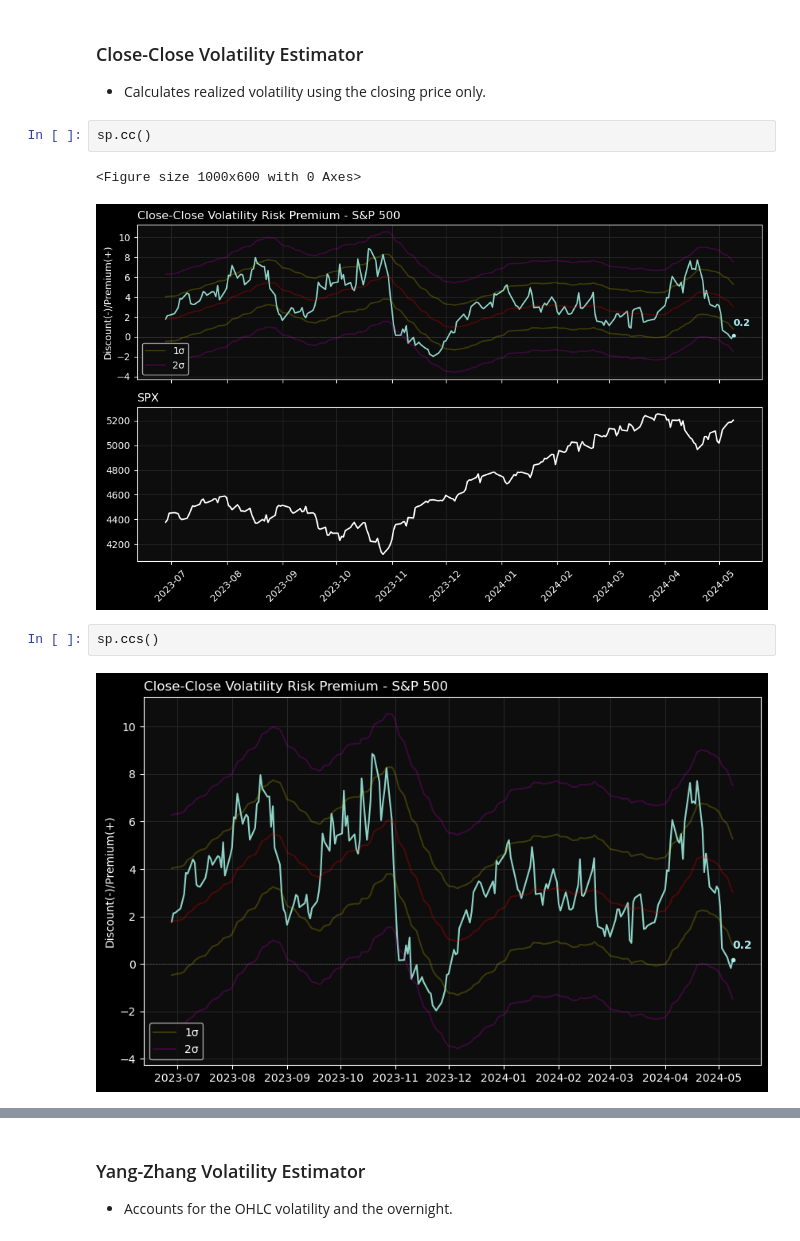
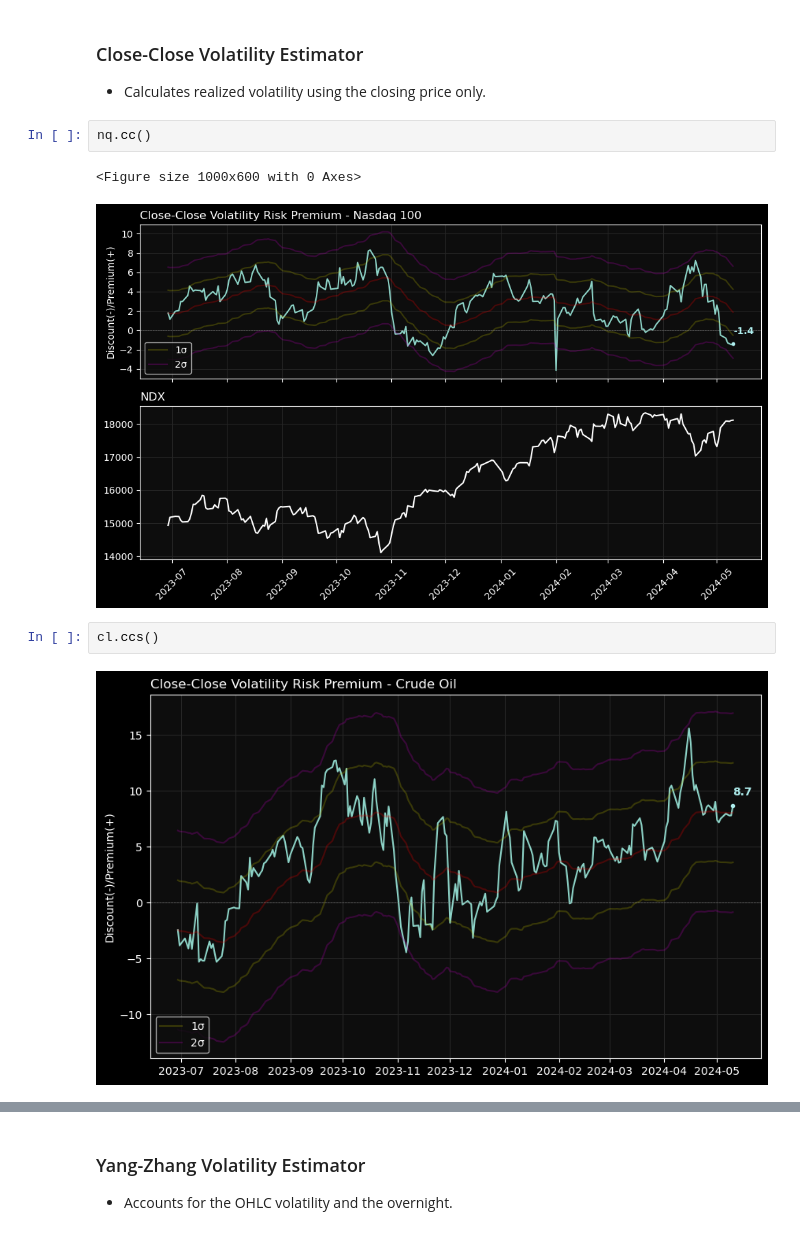
Before and after one commit to prestonf99/Volatility-ATR-Models, a Jupyter notebook: RunMS.ipynb, the cells around one changed output, grey strips where cells are left out. Saved outputs shown, nothing was run; the diff lists cells and outputs as text.

```diff
--- a/RunMS.ipynb
+++ b/RunMS.ipynb
@@ -20,14 +17,14 @@ nq.atr()
 
 * Calculates realized volatility using the closing price only.
 # %%
-sp.cc()
+nq.cc()
 # %% [output]
 <Figure size 1000x600 with 0 Axes>
-[figure, old version]
+[figure, new version]
 # %%
-sp.ccs()
+cl.ccs()
 # %% [output]
-[figure, old version]
+[figure, new version]
 # %%
 sp.vol_spread()
 # %% [output]
```
Also changed, not shown: parts of 12 cells of this notebook, 2 other files.
